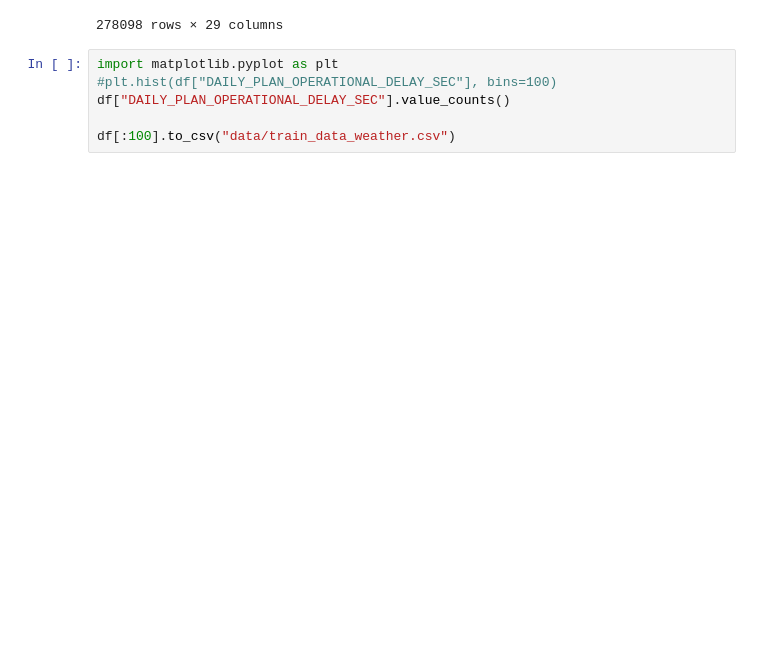
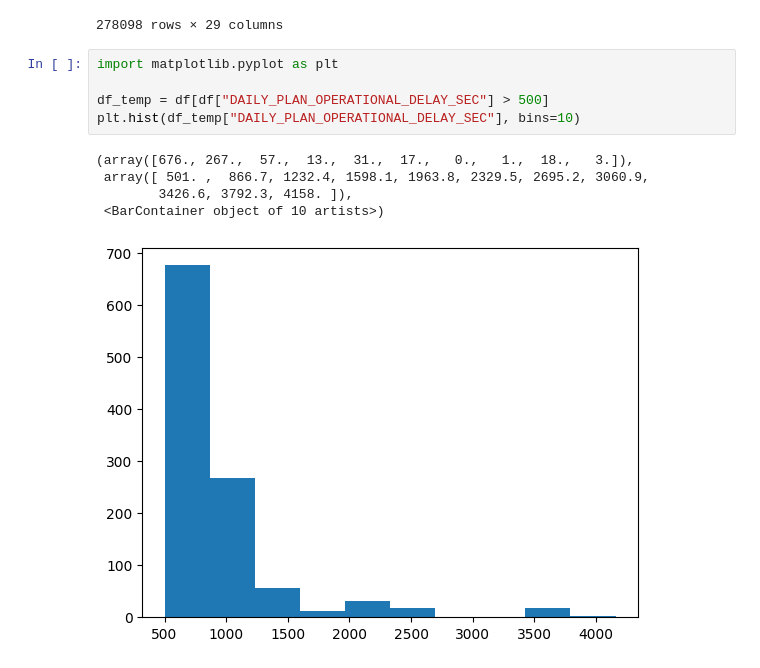
Before and after one commit to CarloRobbiani/master_thesis_SBB, a Jupyter notebook: train_data_explore.ipynb, the cells around one changed output. Saved outputs shown, nothing was run; the diff lists cells and outputs as text; blank space fills up the shorter version.

```diff
--- a/train_data_explore.ipynb
+++ b/train_data_explore.ipynb
@@ -100,7 +100,12 @@ Name: count, dtype: int64
 278098 rows × 29 columns
 # %%
 import matplotlib.pyplot as plt
-#plt.hist(df["DAILY_PLAN_OPERATIONAL_DELAY_SEC"], bins=100)
-df["DAILY_PLAN_OPERATIONAL_DELAY_SEC"].value_counts()
 
-df[:100].to_csv("data/train_data_weather.csv")
+df_temp = df[df["DAILY_PLAN_OPERATIONAL_DELAY_SEC"] > 500]
+plt.hist(df_temp["DAILY_PLAN_OPERATIONAL_DELAY_SEC"], bins=10)
+# %% [output]
+(array([676., 267.,  57.,  13.,  31.,  17.,   0.,   1.,  18.,   3.]),
+ array([ 501. ,  866.7, 1232.4, 1598.1, 1963.8, 2329.5, 2695.2, 3060.9,
+        3426.6, 3792.3, 4158. ]),
+ <BarContainer object of 10 artists>)
+[figure, added]
```
Also changed, not shown: parts of 1 cell of this notebook, 6 other files.
